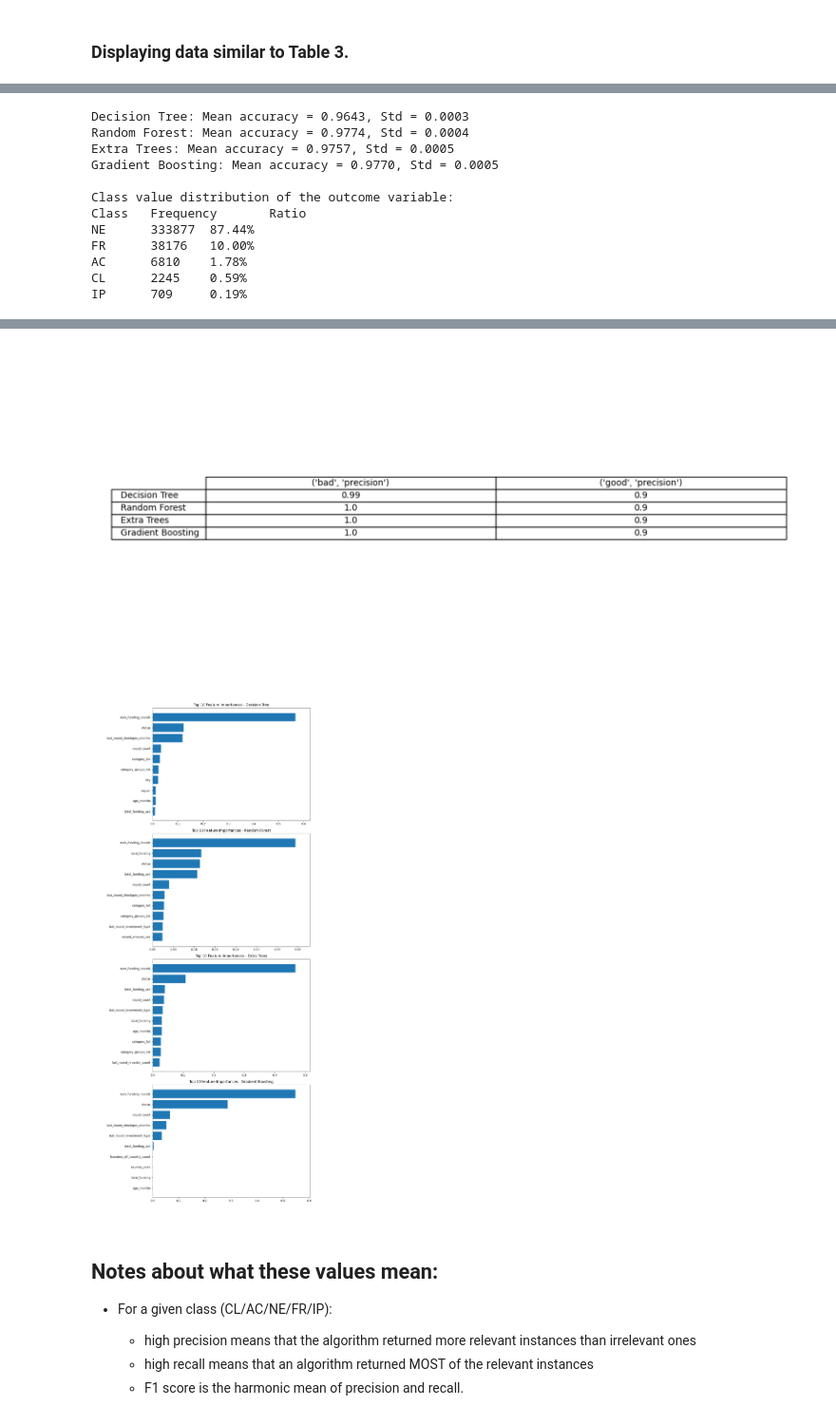
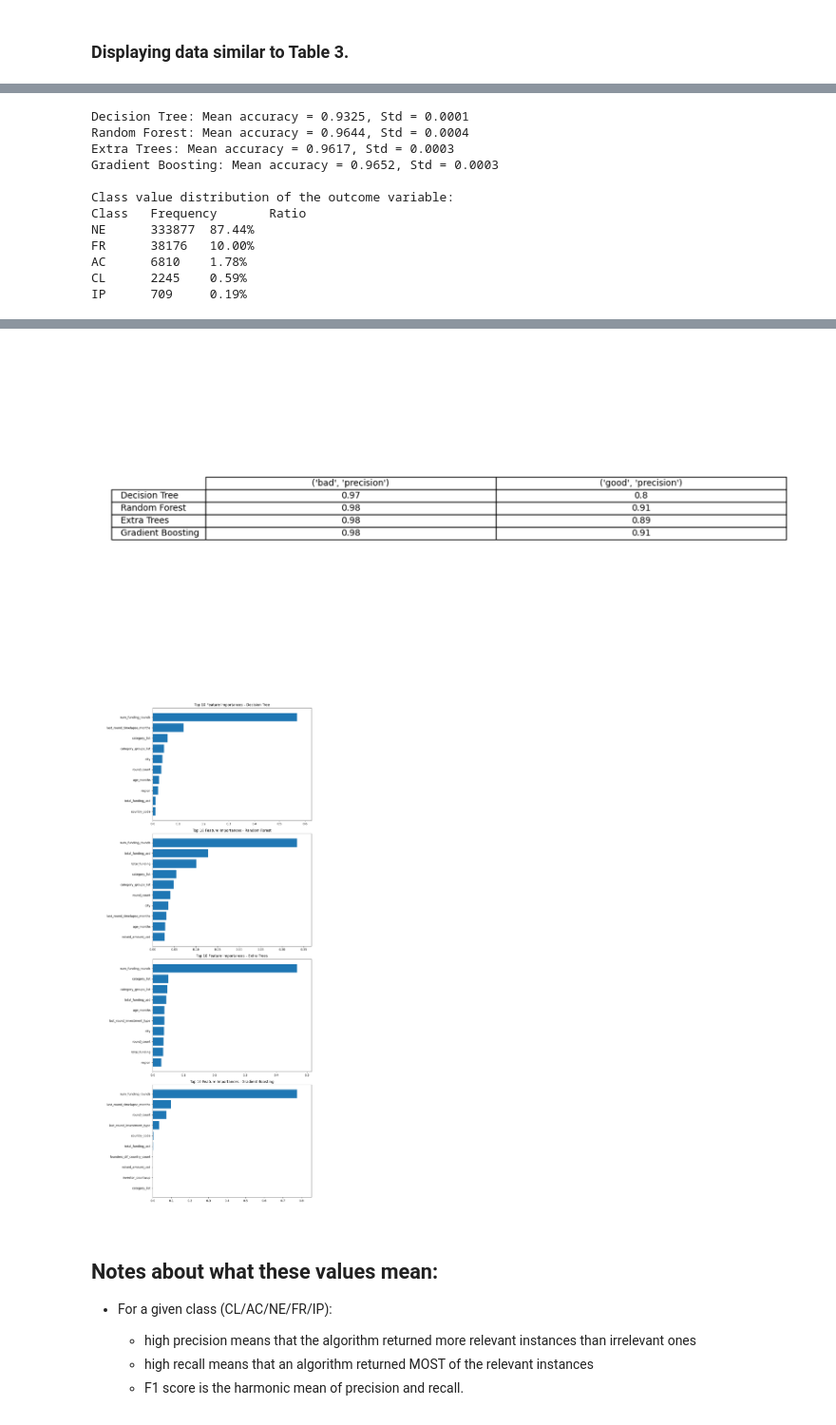
Before and after one commit to Siralde/screening-master, a Jupyter notebook: Screening.ipynb, the cells around one changed output, grey strips where cells are left out. Shown at 95% size. Drawn from its saved outputs; the diff is of its cells as text; code cells hidden in the pictures.

Commit message:
Re-trained models with status column removed in screening notebook, new results are displayed and stored into the model_results_new_400k.pkl file

```diff
--- a/Screening.ipynb
+++ b/Screening.ipynb
@@ -1625,0 +1581,20 @@ Results and variables have been saved to 'model_results.pkl'
+# %%
+data = pd.read_csv('src/data/filtered400k.csv')
+# NOTE: Paper referenced: https://ieeexplore.ieee.org/stamp/stamp.jsp?tp=&arnumber=8821312
+results, table3 = get_classification_results_image(data.copy())
+table4 = display_precision_and_tp(data.copy())
+table5 = get_binary_precision(data.copy())
+figure2 = display_feature_importance_image(data.copy())
+
+data_to_pickle = {
+    'data_dict': results,
+    'image1': table3,
+    'image2': table4,
+    'image3': table5,
+    'image4': figure2,
+}
+# Save results and variables to a file using pickle
+with open('model_results_new_400k.pkl', 'wb') as file:
+    pickle.dump(data_to_pickle, file)
+
+print("\nResults and variables have been saved to 'model_results.pkl'")
@@ -1630,7 +1623,7 @@ from PIL import Image
 import matplotlib.pyplot as plt
 
 # Load the data from the pickle file
-with open('model_results.pkl', 'rb') as file:
+with open('model_results_new_400k.pkl', 'rb') as file:
     data = pickle.load(file)
 
 # Extract the dictionary and images
@@ -1652,39 +1645,39 @@ for clf_name, result in results.items():
 print("\nClass value distribution of the outcome variable:")
 print("Class\tFrequency\tRatio")
 for cls, stats in outcome_distribution.items():
     print(f"{cls}\t{stats['count']}\t{stats['ratio']:.2f}%")
 
 # Function to display an image from a BytesIO object with higher quality
-def display_image(image_bytes, dpi=300):
+def display_image(image_bytes, dpi=1000):
     image_bytes.seek(0)  # Ensure the BytesIO object is at the start
     image = Image.open(image_bytes)
     plt.figure(dpi=dpi)
     plt.imshow(image)
     plt.axis('off')
     plt.show()
 
 # Display the images with higher quality
 display_image(image1)
 display_image(image2)
 display_image(image3)
 display_image(image4, 600)
 # %% [output]
-Decision Tree: Mean accuracy = 0.9643, Std = 0.0003
-Random Forest: Mean accuracy = 0.9774, Std = 0.0004
-Extra Trees: Mean accuracy = 0.9757, Std = 0.0005
-Gradient Boosting: Mean accuracy = 0.9770, Std = 0.0005
+Decision Tree: Mean accuracy = 0.9325, Std = 0.0001
+Random Forest: Mean accuracy = 0.9644, Std = 0.0004
+Extra Trees: Mean accuracy = 0.9617, Std = 0.0003
+Gradient Boosting: Mean accuracy = 0.9652, Std = 0.0003
 
 Class value distribution of the outcome variable:
 Class   Frequency       Ratio
 NE      333877  87.44%
 FR      38176   10.00%
 AC      6810    1.78%
 CL      2245    0.59%
 IP      709     0.19%
 [figure]
 [figure]
 [figure]
-[figure, old version]
+[figure, new version]
 # %% [markdown]
 ## Notes about what these values mean:
 
```
Also changed, not shown: parts of 4 cells of this notebook, 2 other files.
